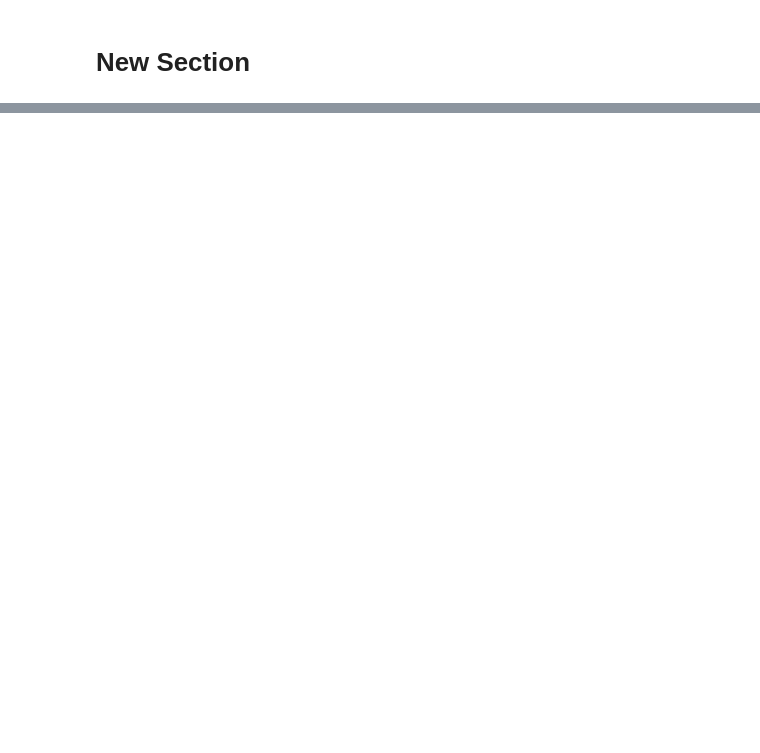
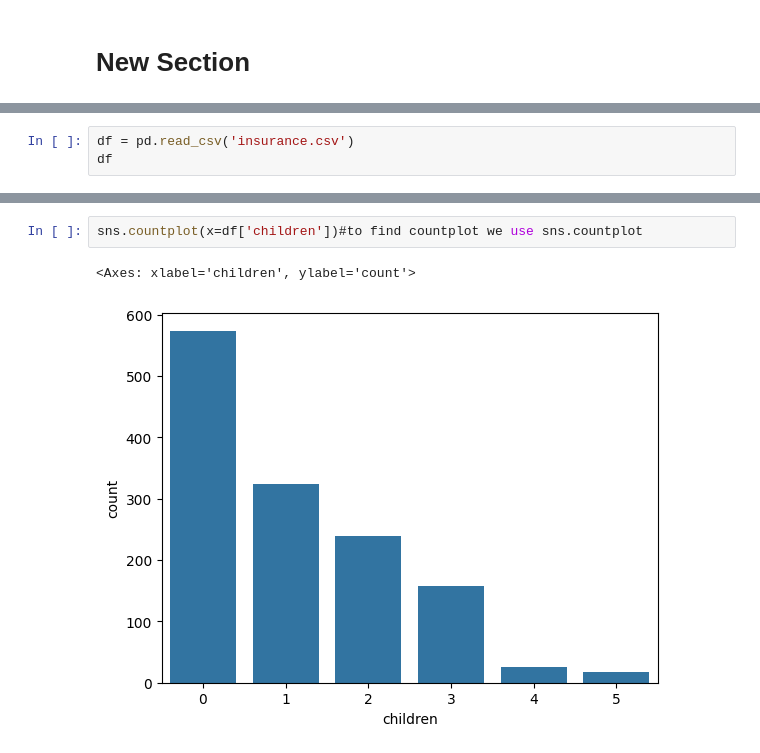
Before and after one commit to amankishor/Blog-page-strt, a Jupyter notebook: chapter_appendix-tools-for-deep-learning/jupyter.ipynb, the cells around one changed output, grey strips where cells are left out. Saved outputs shown, nothing was run; the diff lists cells and outputs as text; blank space fills up the shorter version.

```diff
--- a/chapter_appendix-tools-for-deep-learning/jupyter.ipynb
+++ b/chapter_appendix-tools-for-deep-learning/jupyter.ipynb
@@ -201,0 +12,3 @@ for student in data:
+# %%
+df = pd.read_csv('insurance.csv')
+df
@@ -201,0 +100,5 @@ for student in data:
+# %%
+sns.countplot(x=df['children'])#to find countplot we use sns.countplot
+# %% [output]
+<Axes: xlabel='children', ylabel='count'>
+[figure, added]
```
Also changed, not shown: parts of 63 cells of this notebook.
